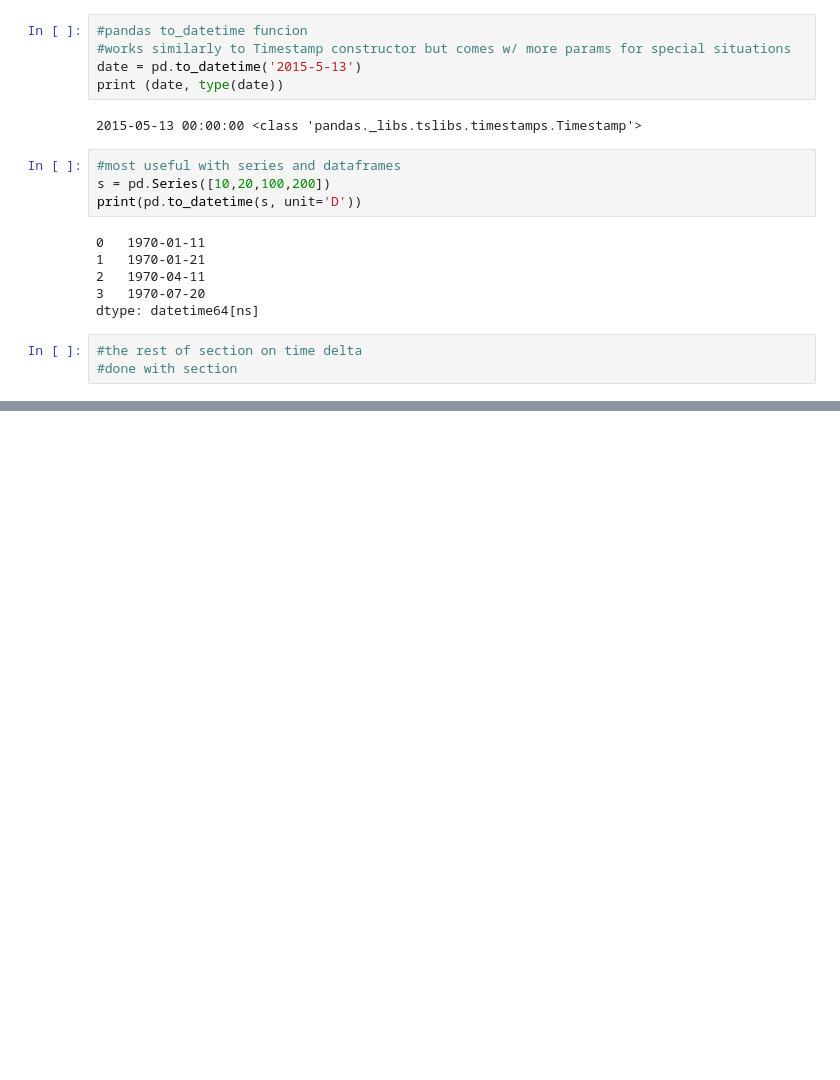
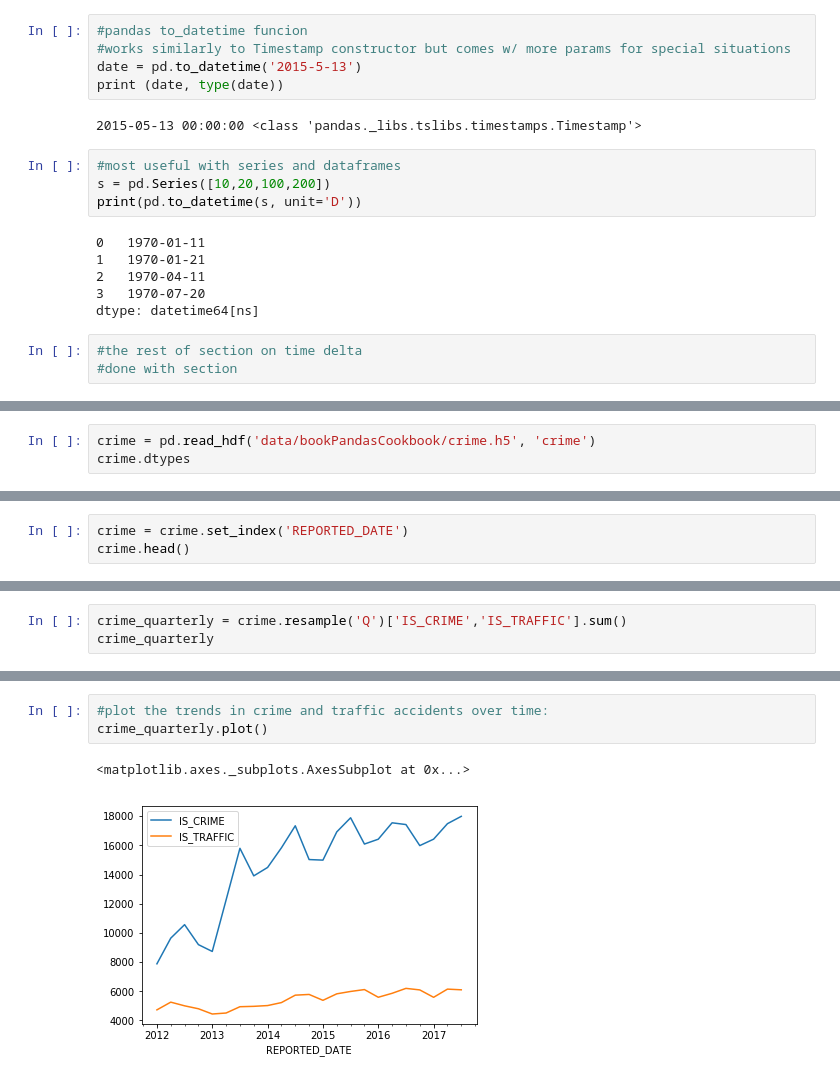
Before and after one commit to anyaconda/helloPy, a Jupyter notebook: myDates_PandasCookbook.ipynb, the cells around one changed output, grey strips where cells are left out. Saved outputs shown, nothing was run; the diff lists cells and outputs as text; blank space fills up the shorter version.

```diff
--- a/myDates_PandasCookbook.ipynb
+++ b/myDates_PandasCookbook.ipynb
@@ -59,0 +68,3 @@ dtype: datetime64[ns]
+# %%
+crime = pd.read_hdf('data/bookPandasCookbook/crime.h5', 'crime')
+crime.dtypes
@@ -59,0 +84,3 @@ dtype: datetime64[ns]
+# %%
+crime = crime.set_index('REPORTED_DATE')
+crime.head()
@@ -59,0 +370,3 @@ dtype: datetime64[ns]
+# %%
+crime_quarterly = crime.resample('Q')['IS_CRIME','IS_TRAFFIC'].sum()
+crime_quarterly
@@ -59,0 +412,6 @@ dtype: datetime64[ns]
+# %%
+#plot the trends in crime and traffic accidents over time:
+crime_quarterly.plot()
+# %% [output]
+<matplotlib.axes._subplots.AxesSubplot at 0x...>
+[figure, added]
```
Also changed, not shown: parts of 147 cells of this notebook, 3 other files.
